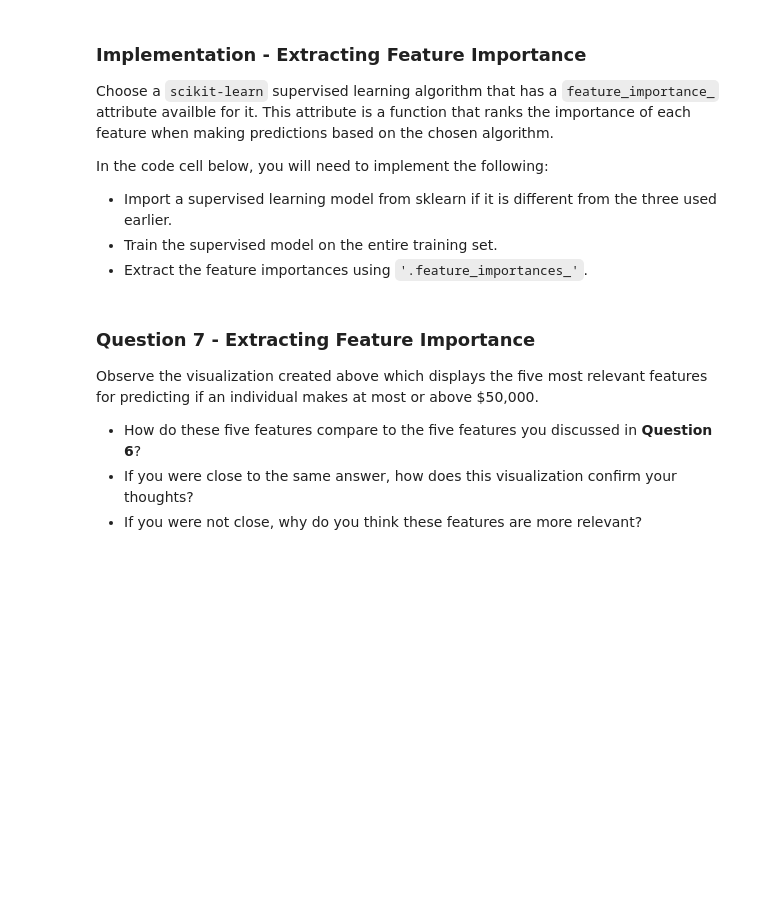
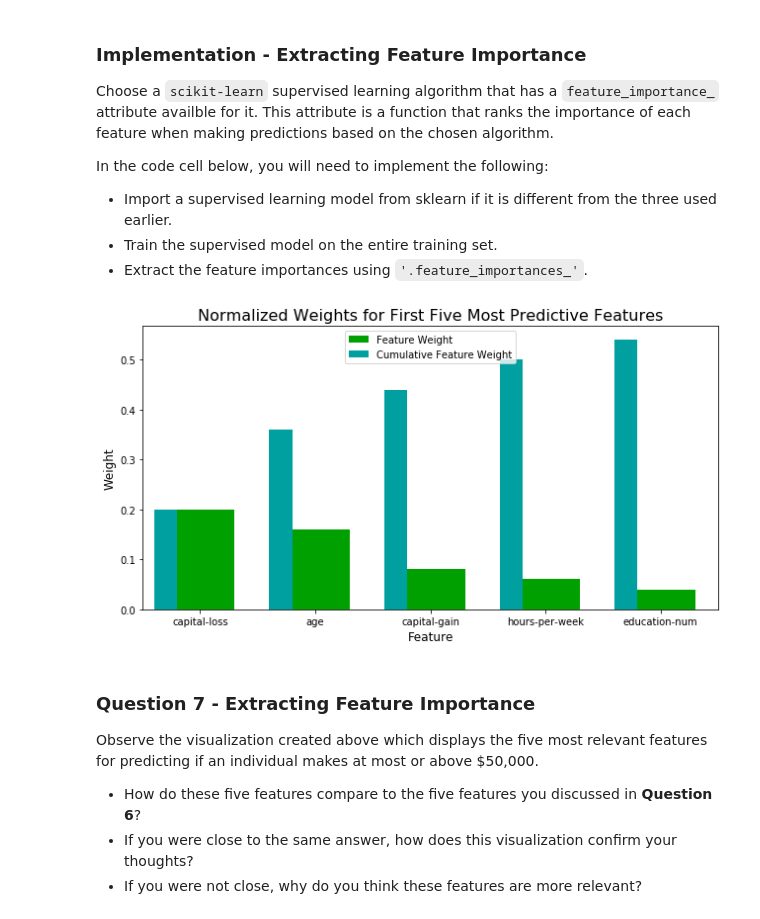
Before and after one commit to stephenoken/machine-learning, a Jupyter notebook: projects/finding_donors/finding_donors.ipynb, the cells around one changed output. Cells and saved outputs as stored; diff of their text form; code cells hidden in the pictures; blank space fills up the shorter version.

```diff
--- a/projects/finding_donors/finding_donors.ipynb
+++ b/projects/finding_donors/finding_donors.ipynb
@@ -545,15 +573,16 @@ In the code cell below, you will need to implement the following:
 # %%
 # TODO: Import a supervised learning model that has 'feature_importances_'
 
-
 # TODO: Train the supervised model on the training set using .fit(X_train, y_train)
-model = None
+model =  ensemble.AdaBoostClassifier(random_state=415).fit(X_train, y_train)
 
 # TODO: Extract the feature importances using .feature_importances_
-importances = None
+importances = model.feature_importances_
 
 # Plot
 vs.feature_plot(importances, X_train, y_train)
+# %% [output]
+[figure, added]
 # %% [markdown]
 ### Question 7 - Extracting Feature Importance
 
```
Also changed, not shown: parts of 20 cells of this notebook.
